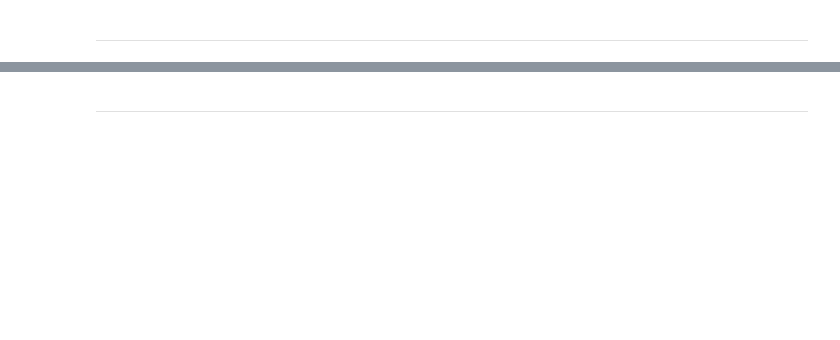
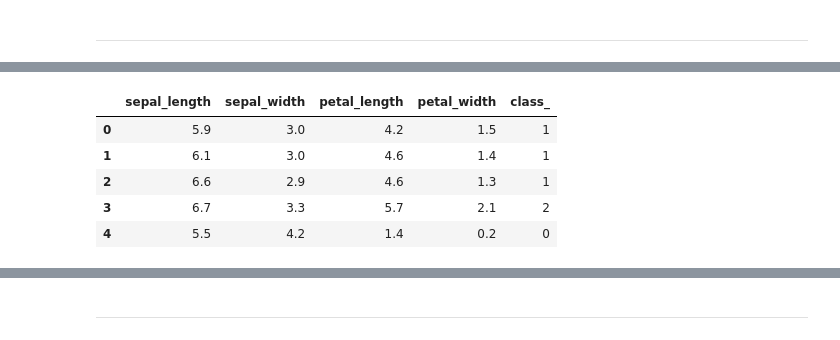
Before and after one commit to AlenkaF/vaex-df-api-implementation, a Jupyter notebook: blog-post-and-example_notebook/Example_Notebook-Vaex_implementation.ipynb, the cells around one changed output, grey strips where cells are left out. Drawn from its saved outputs; the diff is of its cells as text; code cells hidden in the pictures; blank space fills up the shorter version.

```diff
--- a/blog-post-and-example_notebook/Example_Notebook-Vaex_implementation.ipynb
+++ b/blog-post-and-example_notebook/Example_Notebook-Vaex_implementation.ipynb
@@ -352,0 +296,18 @@ pd.crosstab(taxi_p.passenger_count, taxi_p.surcharge)
+# %%
+# Importing the necessary packages
+import plotly.express as px
+import vaex.ml
+
+# Loading the iris dataset
+iris_vaex = vaex.ml.datasets.load_iris()
+
+# Converting it into a Pandas dataframe
+iris_p = from_dataframe(iris_vaex)
+iris_p.head(5)
+# %% [output]
+|  | sepal_length | sepal_width | petal_length | petal_width | class_ |
+| 0 | 5.9 | 3.0 | 4.2 | 1.5 | 1 |
+| 1 | 6.1 | 3.0 | 4.6 | 1.4 | 1 |
+| 2 | 6.6 | 2.9 | 4.6 | 1.3 | 1 |
+| 3 | 6.7 | 3.3 | 5.7 | 2.1 | 2 |
+| 4 | 5.5 | 4.2 | 1.4 | 0.2 | 0 |
```
Also changed, not shown: parts of 34 cells of this notebook, 3 other files.
